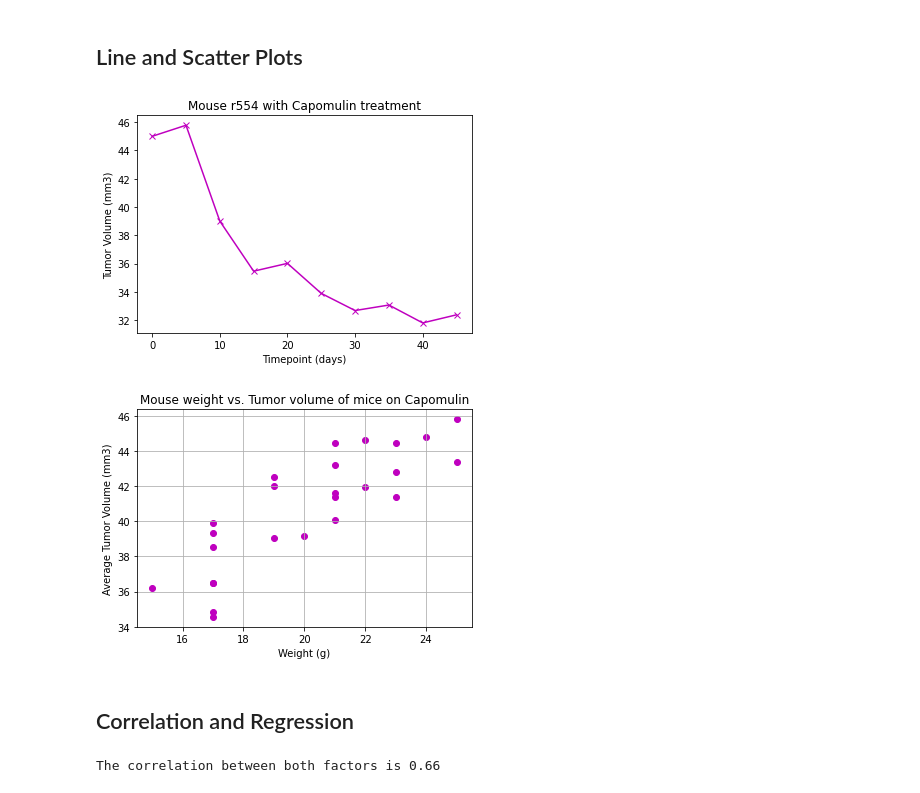
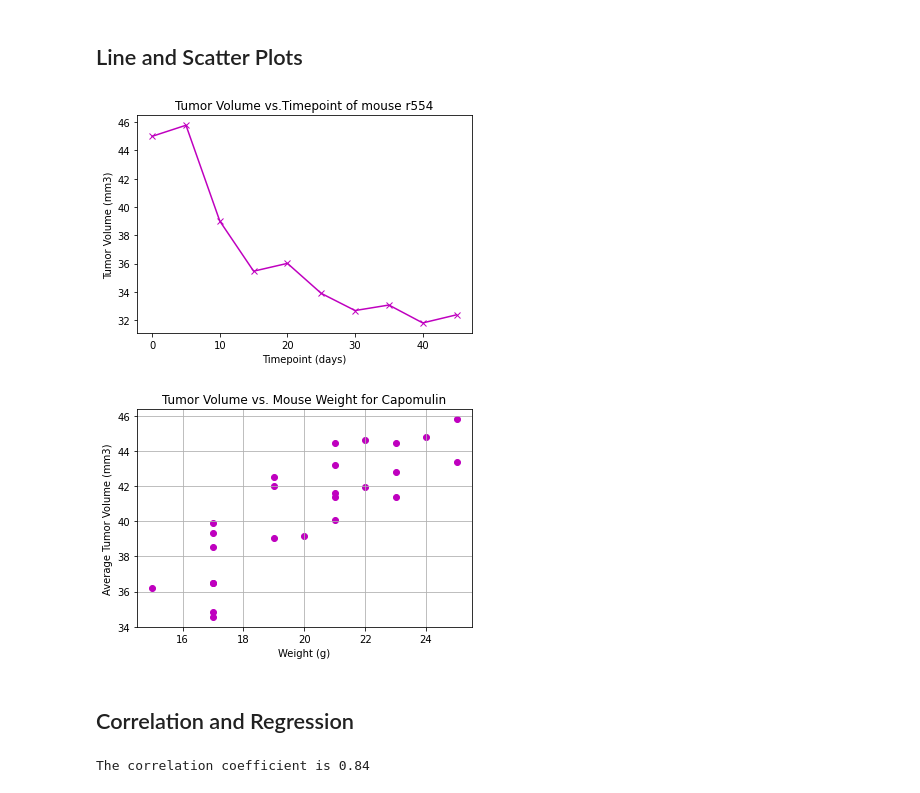
Before and after one commit to vyshnalluri/Matplotlib_Homework, a Jupyter notebook: Pymaceuticals/pymaceuticals_starter.ipynb, the cells around one changed output. Saved outputs shown, nothing was run; the diff lists cells and outputs as text; code cells hidden in the pictures.

```diff
--- a/Pymaceuticals/pymaceuticals_starter.ipynb
+++ b/Pymaceuticals/pymaceuticals_starter.ipynb
@@ -316,29 +338,31 @@ line_plot_df = line_plot_df.reset_index(drop=True)
 x_axis = line_plot_df["Timepoint"]
 y_axis = line_plot_df["Tumor Volume (mm3)"]
 
-plt.title('Mouse r554 with Capomulin treatment')
+plt.title('Tumor Volume vs.Timepoint of mouse r554')
 plt.plot(x_axis, y_axis, marker="x",color="m")
 plt.xlabel('Timepoint (days)')
 plt.ylabel('Tumor Volume (mm3)')
+
 plt.show()
 # %% [output]
-[figure, old version]
+[figure, new version]
 # %%
 # Generate a scatter plot of average tumor volume vs. mouse weight for the Capomulin regimen
 capomulin_scatter = cleaned_data.loc[cleaned_data["Drug Regimen"] == "Capomulin"]
 #capomulin_scatter
 capomulin_scatter = capomulin_scatter.reset_index(drop=True)
 #capomulin_scatter
 capomulin_scatter_df = capomulin_scatter.loc[:, ["Mouse ID", "Tumor Volume (mm3)","Weight (g)"]]
 #capomulin_scatter_df
 average_vol =capomulin_scatter_df.groupby(['Mouse ID']).mean()
 #average_vol
-
-plt.scatter(average_vol['Weight (g)'],average_vol['Tumor Volume (mm3)'], color="m")
-plt.title('Mouse weight vs. Tumor volume of mice on Capomulin')
+average_vol = average_vol.rename(columns={"Tumor Volume (mm3)" : "Average Volume"})
+#average_vol
+plt.scatter(average_vol['Weight (g)'],average_vol['Average Volume'], color="m")
+plt.title('Tumor Volume vs. Mouse Weight for Capomulin')
 plt.grid()
 plt.xlabel('Weight (g)')
 plt.ylabel('Average Tumor Volume (mm3)')
 plt.show()
 # %% [output]
-[figure, old version]
+[figure, new version]
@@ -347,13 +375,20 @@ plt.show()
 # %%
 # Calculate the correlation coefficient
 # for mouse weight and average tumor volume for the Capomulin regimen
-average_df = pd.DataFrame(cleaned_data.groupby(["Mouse ID", "Weight (g)"])["Tumor Volume (mm3)"].mean()).reset_index()
+
+cleaned_data_capomulin = cleaned_data.loc[cleaned_data["Drug Regimen"] == "Capomulin"]
+
+average_df = pd.DataFrame(cleaned_data_capomulin.groupby(["Mouse ID", "Weight (g)"])["Tumor Volume (mm3)"].mean()).reset_index()
 #average_df
+
+average_df = average_df.rename(columns = {"Tumor Volume (mm3)" : "Average Tumor Volume (mm3)"})
 mouse_weight = average_df.iloc[:,1]
 #mouse_weight
+
 avg_tumor_vol = average_df.iloc[:,2]
 #avg_tumor_vol
+
 correlation = st.pearsonr(mouse_weight,avg_tumor_vol)
-print(f"The correlation between both factors is {round(correlation[0],2)}")
+print(f"The correlation coefficient is {round(correlation[0],2)}")
 # %% [output]
-The correlation between both factors is 0.66
+The correlation coefficient is 0.84
```
Also changed, not shown: parts of 11 cells of this notebook.
